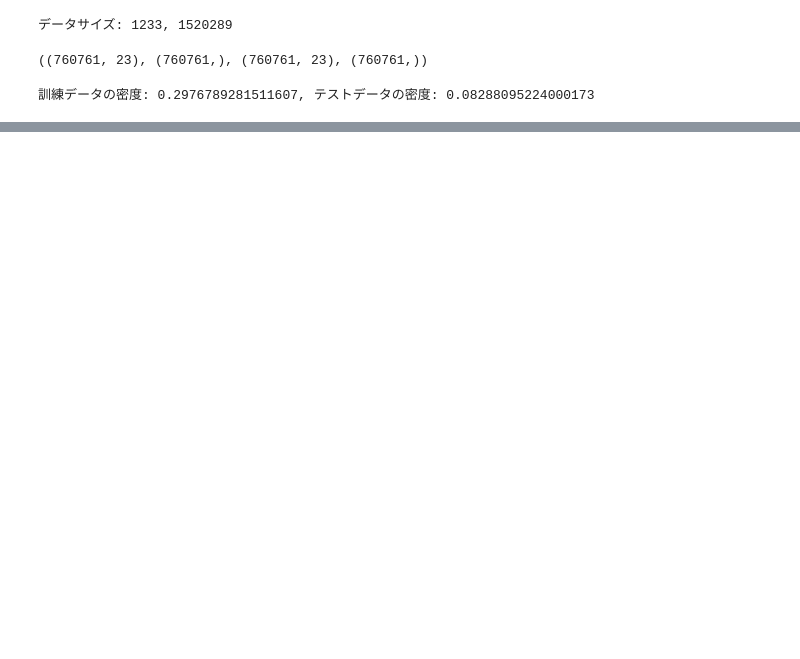
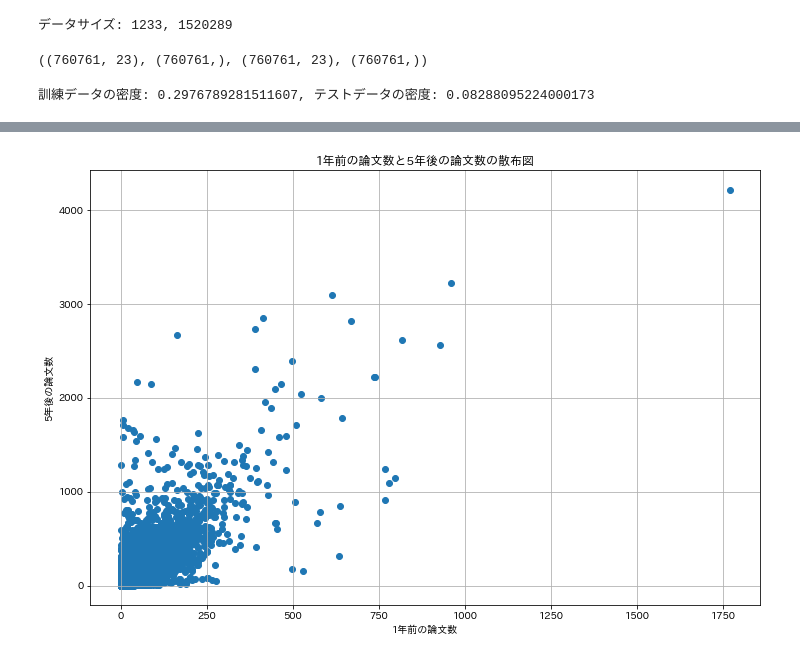
Before and after one commit to Babmuclr/trend_predict, a Jupyter notebook: src/notebooks/aminer/analyse.ipynb, the cells around one changed output, grey strips where cells are left out. Drawn from its saved outputs; the diff is of its cells as text; code cells hidden in the pictures; blank space fills up the shorter version.

```diff
--- a/src/notebooks/aminer/analyse.ipynb
+++ b/src/notebooks/aminer/analyse.ipynb
@@ -72,0 +74,11 @@ fig.show()
+# %%
+fig, ax = plt.subplots(facecolor="white", figsize=(12,8))
+ax.scatter(train_x[:,-1].reshape(-1), train_y.reshape(-1))
+ax.set_xlabel("1年前の論文数")
+ax.set_ylabel("5年後の論文数")
+ax.set_title("1年前の論文数と5年後の論文数の散布図")
+ax.grid()
+# fig.savefig(OUTPUTPATH+"img/corr.png")
+fig.show()
+# %% [output]
+[figure, added]
```
Also changed, not shown: parts of 3 cells of this notebook, 8 other files.
